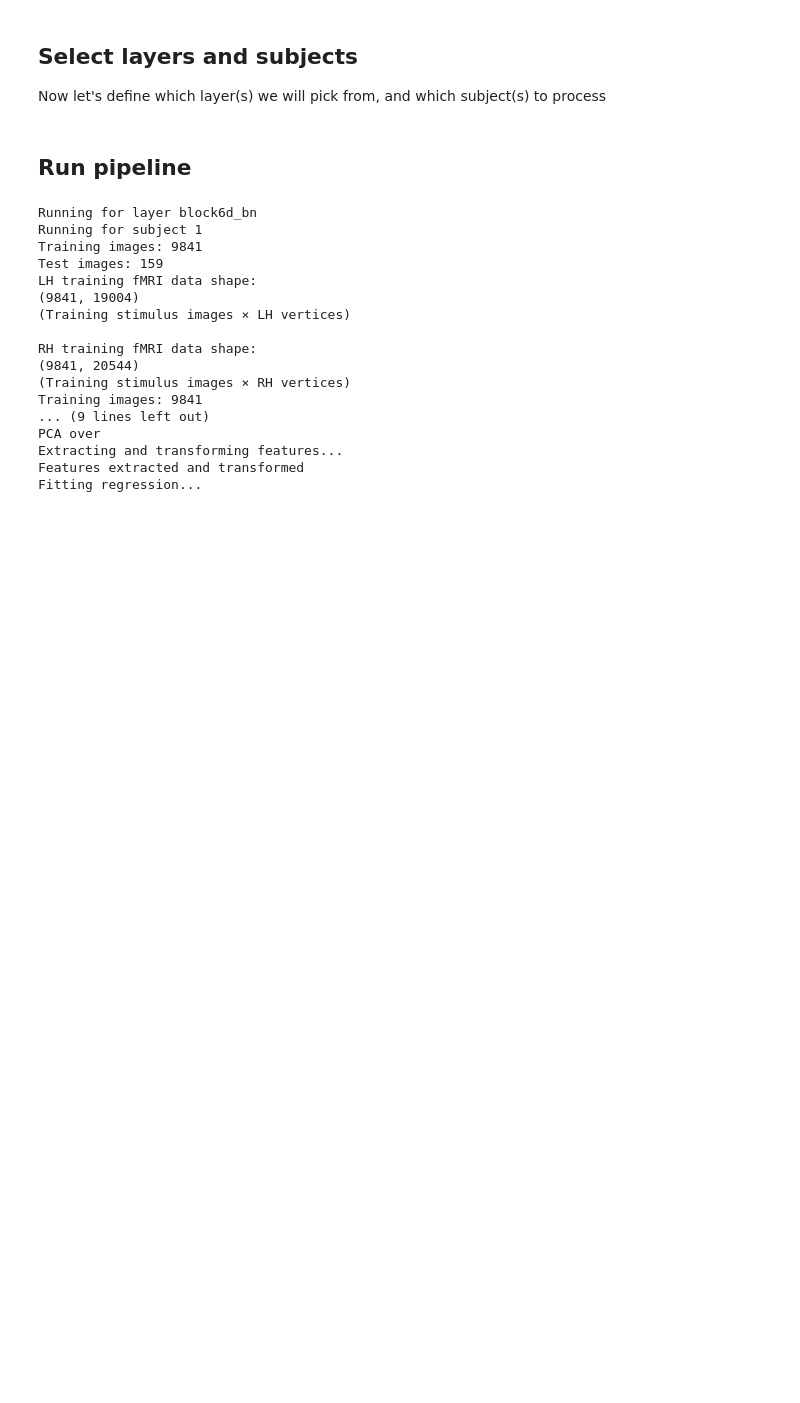
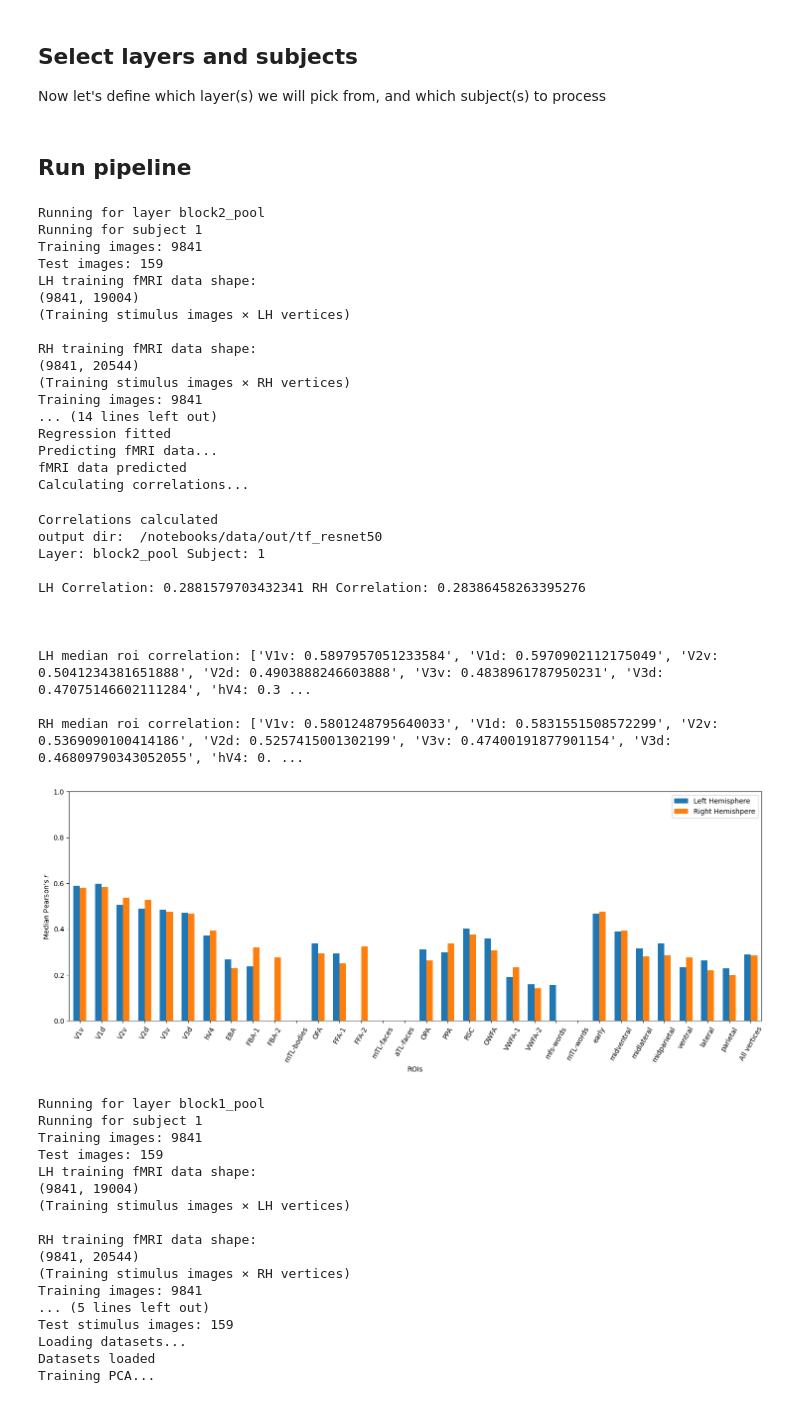
Before and after one commit to iannwtf-algonauts/algonauts23, a Jupyter notebook: notebooks/tf_pipeline.ipynb, the cells around one changed output. Drawn from its saved outputs; the diff is of its cells as text; code cells hidden in the pictures; blank space fills up the shorter version.

```diff
--- a/notebooks/tf_pipeline.ipynb
+++ b/notebooks/tf_pipeline.ipynb
@@ -42,10 +42,11 @@ def train_pca(model, train_dataset):
         # Append to list
         features.append(ft)
     # Combine features from all batches
-    del model
     features = np.vstack(features)
+    n_components = 100
+    print('Features shape: ', features.shape, ' PCA Components: ', n_components)
     # Fit PCA to combined features
-    pca = PCA(n_components=100)
+    pca = PCA(n_components=n_components)
     pca.fit(features)
     # print('plot the explained variance')
     # plt.plot(pca.explained_variance_ratio_)
@@ -111,13 +112,16 @@ Define a function to load and return the model, printing its layers.
 Due to memory constraints, we will delete the model from memory in each loop. Here we first load it, print its
 nodes and delete it.
 # %%
-def load_model():
+def load_model(layer_name=None):
     # Take models from here https://keras.io/api/applications/
-    model = tf.keras.applications.EfficientNetB4(weights='imagenet', include_top=False)
+    model = tf.keras.applications.VGG16(weights='imagenet', include_top=False)
+    # Slice the model to extract features from a specific layer
+    if layer_name is not None:
+        model = tf.keras.Model(inputs=model.input, outputs=model.get_layer(layer_name).output)
     return model
 
-normalise_dataset = tf.keras.applications.efficientnet.preprocess_input
-image_size = (300, 300)
+normalise_dataset = tf.keras.applications.vgg16.preprocess_input
+image_size = (224, 224)
 
 model = load_model()
 print(*(layer.name for layer in model.layers), sep=' -> ')
@@ -130,8 +132,11 @@ input_1 -> rescaling -> normalization -> tf.math.truediv -> stem_conv_pad -> ste
 ## Select layers and subjects
 Now let's define which layer(s) we will pick from, and which subject(s) to process
 # %%
-layers = ['block6d_bn']
-subjects = [1, 2, 3, 4, 5, 6, 7, 8]
+layers = ['block2_pool', 'block1_pool']
+subjects = [
+    1,
+    # 2, 3, 4, 5, 6, 7, 8
+    ]
 # %% [markdown]
 ## Run pipeline
 # %%
@@ -152,19 +157,18 @@ for layer_name in layers:
         print('Datasets loaded')
 
         # Load model for the iteration
-        model = load_model()
-        sliced_model = tf.keras.Model(inputs=model.input, outputs=model.get_layer(layer_name).output)
+        model = load_model(layer_name)
 
         # Train PCA
         print('Training PCA...')
-        pca = train_pca(sliced_model, train_ds)
+        pca = train_pca(model, train_ds)
         print('PCA over')
 
         # Extract and transform features
         print('Extracting and transforming features...')
-        train_features = extract_and_transform_features(train_ds, sliced_model, pca)
-        val_features = extract_and_transform_features(val_ds, sliced_model, pca)
-        test_features = extract_and_transform_features(test_ds, sliced_model, pca)
+        train_features = extract_and_transform_features(train_ds, model, pca)
+        val_features = extract_and_transform_features(val_ds, model, pca)
+        test_features = extract_and_transform_features(test_ds, model, pca)
         print('Features extracted and transformed')
 
         # Delete model to free up memory
@@ -175,36 +179,68 @@ for layer_name in layers:
         reg_lh = LinearRegression().fit(train_features, dataset.lh_fmri_train)
         reg_rh = LinearRegression().fit(train_features, dataset.rh_fmri_train)
         print('Regression fitted')
 
         # Use fitted linear regressions to predict the validation and test fMRI data
         print('Predicting fMRI data...')
         lh_fmri_val_pred = reg_lh.predict(val_features)
         lh_fmri_test_pred = reg_lh.predict(test_features)
         rh_fmri_val_pred = reg_rh.predict(val_features)
         rh_fmri_test_pred = reg_rh.predict(test_features)
         print('fMRI data predicted')
         # Calculate correlations for each hemispher
         print('Calculating correlations...')
         lh_correlation = corr.calculate_correlation(lh_fmri_val_pred, dataset.lh_fmri_val)
         rh_correlation = corr.calculate_correlation(rh_fmri_val_pred, dataset.rh_fmri_val)
         print('Correlations calculated')
 
         corr.plot_and_write_correlations(dataset, lh_correlation, rh_correlation, exp_output_dir, layer_name, subj)
+        # Save test predictions
+        np.save(os.path.join(dataset.subject_submission_dir, 'lh_pred_test.npy'), lh_fmri_test_pred)
+        np.save(os.path.join(dataset.subject_submission_dir, 'rh_pred_test.npy'), rh_fmri_test_pred)
 # %% [output]
-Running for layer block6d_bn
+Running for layer block2_pool
 Running for subject 1
 Training images: 9841
 Test images: 159
 LH training fMRI data shape:
 (9841, 19004)
 (Training stimulus images × LH vertices)
 
 RH training fMRI data shape:
 (9841, 20544)
 (Training stimulus images × RH vertices)
 Training images: 9841
-... (9 lines left out)
-PCA over
-Extracting and transforming features...
-Features extracted and transformed
-Fitting regression...
+... (14 lines left out)
+Regression fitted
+Predicting fMRI data...
+fMRI data predicted
+Calculating correlations...
+Correlations calculated
+output dir:  /notebooks/data/out/tf_resnet50
+Layer: block2_pool Subject: 1
+
+LH Correlation: 0.2881579703432341 RH Correlation: 0.28386458263395276
+
+
+
+LH median roi correlation: ['V1v: 0.5897957051233584', 'V1d: 0.5970902112175049', 'V2v: 0.5041234381651888', 'V2d: 0.4903888246603888', 'V3v: 0.4838961787950231', 'V3d: 0.47075146602111284', 'hV4: 0.3 ...
+
+RH median roi correlation: ['V1v: 0.5801248795640033', 'V1d: 0.5831551508572299', 'V2v: 0.5369090100414186', 'V2d: 0.5257415001302199', 'V3v: 0.47400191877901154', 'V3d: 0.46809790343052055', 'hV4: 0. ...
+[figure, added]
+Running for layer block1_pool
+Running for subject 1
+Training images: 9841
+Test images: 159
+LH training fMRI data shape:
+(9841, 19004)
+(Training stimulus images × LH vertices)
+
+RH training fMRI data shape:
+(9841, 20544)
+(Training stimulus images × RH vertices)
+Training images: 9841
+... (5 lines left out)
+Test stimulus images: 159
+Loading datasets...
+Datasets loaded
+Training PCA...
```
Also changed, not shown: parts of 1 cell of this notebook, 1 other file.
